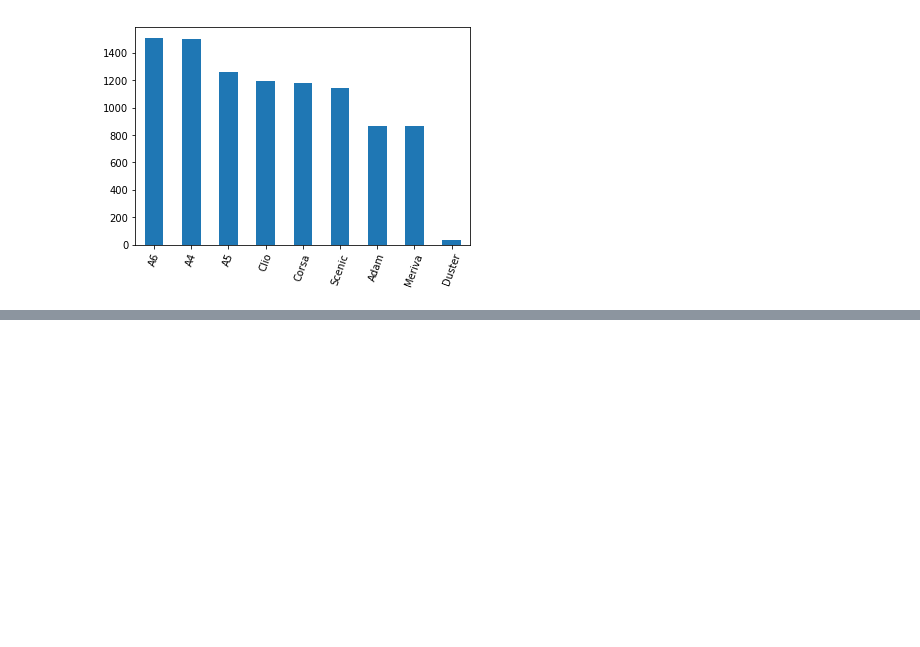
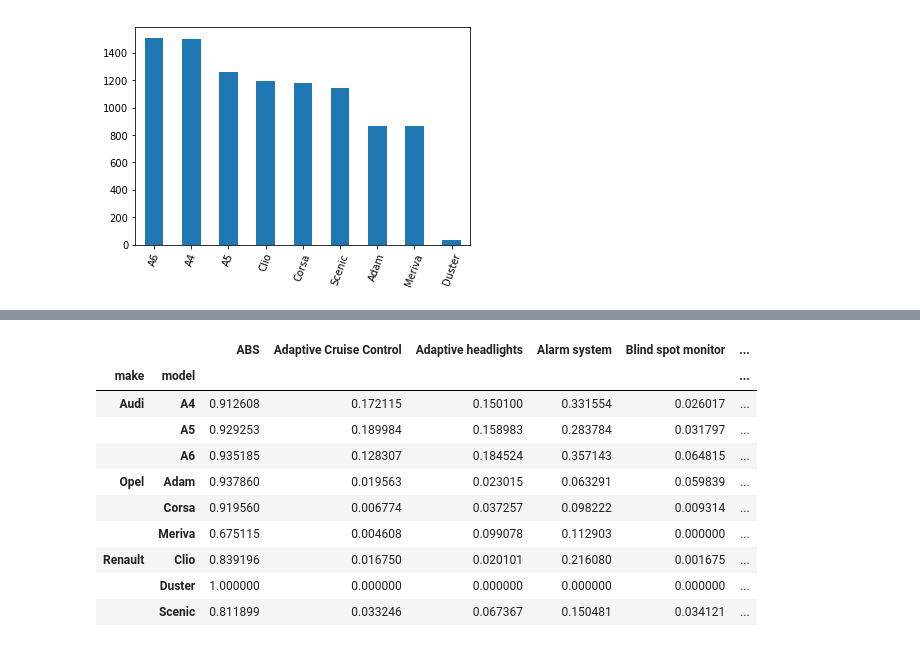
Before and after one commit to kaymal/price-prediction, a Jupyter notebook: trgt/data-cleansing/t-data-cleansing.ipynb, the cells around one changed output, grey strips where cells are left out. Saved outputs shown, nothing was run; the diff lists cells and outputs as text; code cells hidden in the pictures; blank space fills up the shorter version.

```diff
--- a/trgt/data-cleansing/t-data-cleansing.ipynb
+++ b/trgt/data-cleansing/t-data-cleansing.ipynb
@@ -498,0 +543,14 @@ df_ss.model.value_counts().plot.bar(rot=70)
+# %%
+df_new.groupby(["make", "model"]).mean()
+# %% [output]
+|  |  | ABS | Adaptive Cruise Control | Adaptive headlights | Alarm system | Blind spot monitor | ... |
+| make | model |  |  |  |  |  | ... |
+| Audi | A4 | 0.912608 | 0.172115 | 0.150100 | 0.331554 | 0.026017 | ... |
+|  | A5 | 0.929253 | 0.189984 | 0.158983 | 0.283784 | 0.031797 | ... |
+|  | A6 | 0.935185 | 0.128307 | 0.184524 | 0.357143 | 0.064815 | ... |
+| Opel | Adam | 0.937860 | 0.019563 | 0.023015 | 0.063291 | 0.059839 | ... |
+|  | Corsa | 0.919560 | 0.006774 | 0.037257 | 0.098222 | 0.009314 | ... |
+|  | Meriva | 0.675115 | 0.004608 | 0.099078 | 0.112903 | 0.000000 | ... |
+| Renault | Clio | 0.839196 | 0.016750 | 0.020101 | 0.216080 | 0.001675 | ... |
+|  | Duster | 1.000000 | 0.000000 | 0.000000 | 0.000000 | 0.000000 | ... |
+|  | Scenic | 0.811899 | 0.033246 | 0.067367 | 0.150481 | 0.034121 | ... |
```
Also changed, not shown: parts of 38 cells of this notebook.
